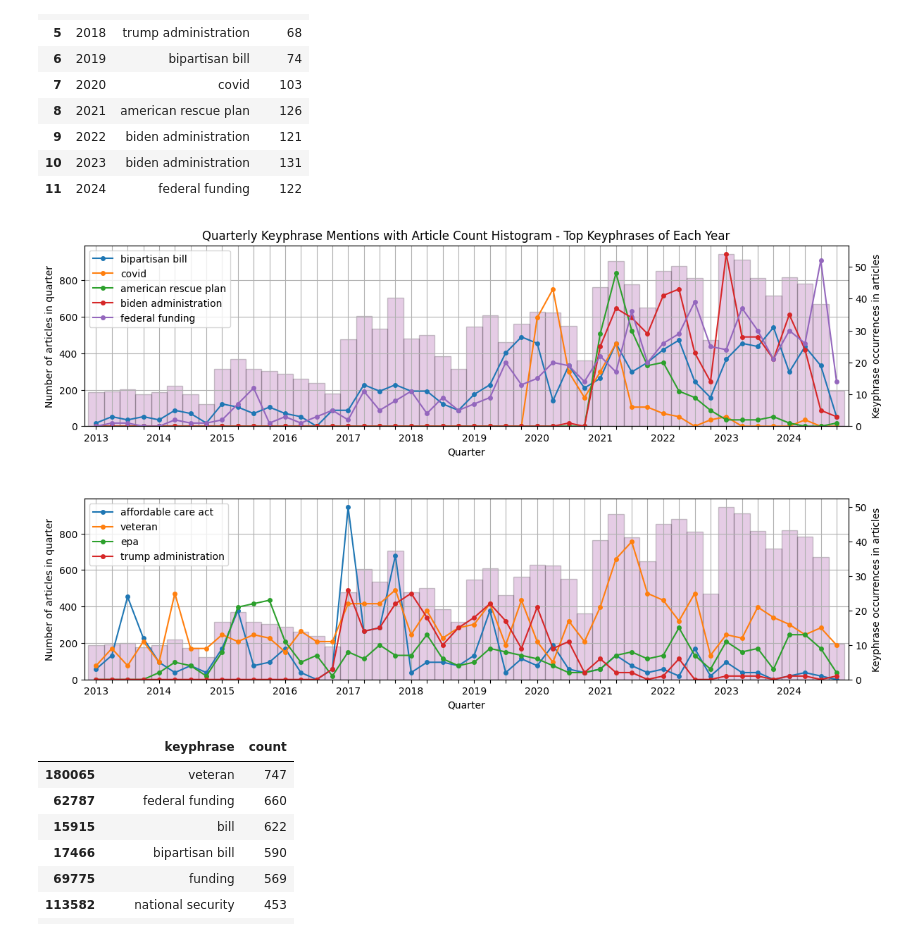
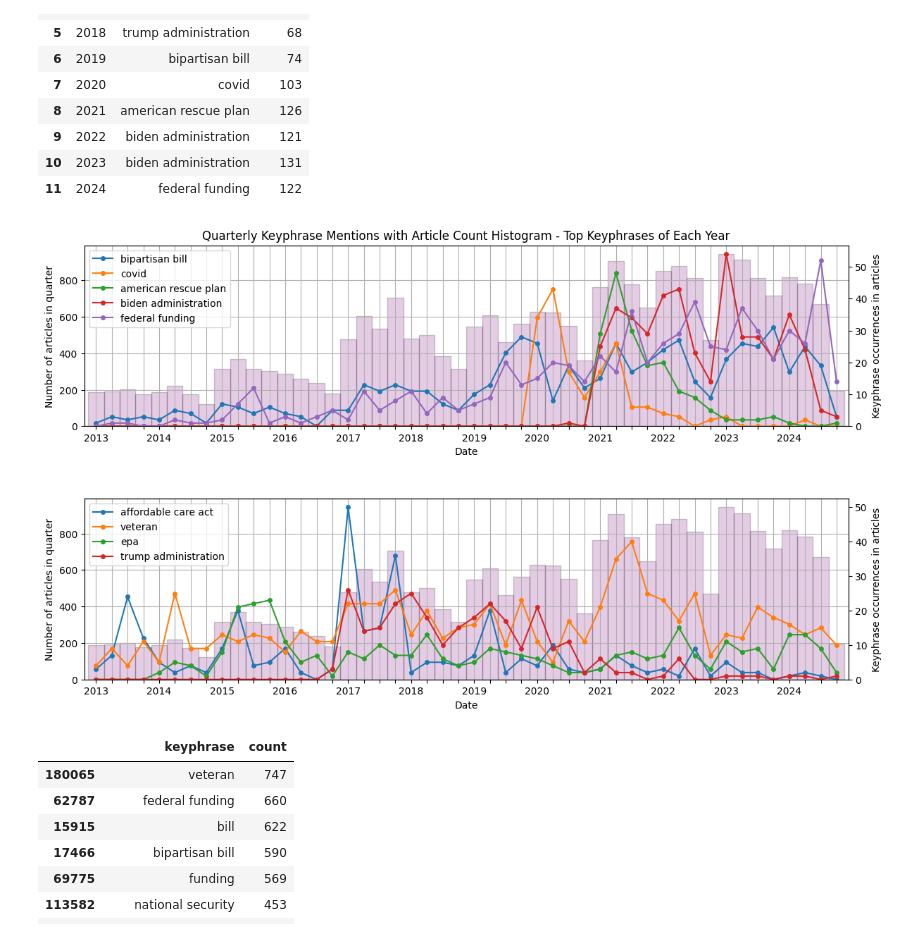
Before and after one commit to qpa-agh/usa_issues_data_mining, a Jupyter notebook: key_phrase_extraction/keyphrases_charts.ipynb, the cells around one changed output. Cells and saved outputs as stored; diff of their text form; code cells hidden in the pictures.

```diff
--- a/key_phrase_extraction/keyphrases_charts.ipynb
+++ b/key_phrase_extraction/keyphrases_charts.ipynb
@@ -94,35 +94,35 @@ ax0_twin = axes[0].twinx()
 ax1_twin = axes[1].twinx()
 
 vc.plot(kind="bar", color="purple", alpha=0.2, width = 1, edgecolor="black", label="Number of Articles", ax = axes[0])
 vc.plot(kind="bar", color="purple", alpha=0.2, width = 1, edgecolor="black", label="Number of Articles", ax = axes[1])
 
 vc.index = vc.index.astype(str)
 
 
 unique_keyphrases = top_per_year["keyphrase"].unique()
 for i in range(len(unique_keyphrases)):
     ax = ax0_twin if i >= len(unique_keyphrases)//2 else ax1_twin
     plot_phrase(unique_keyphrases[i], ax)
 
 
 
-apply_to_all_axes(axes, lambda ax: ax.set_xlabel('Quarter'))
+apply_to_all_axes(axes, lambda ax: ax.set_xlabel('Date'))
 apply_to_all_axes(axes, lambda ax: ax.set_ylabel('Number of articles in quarter'))
 apply_to_all_axes([ax0_twin, ax1_twin], lambda ax: ax.set_ylabel('Keyphrase occurrences in articles'))
 axes[0].set_title('Quarterly Keyphrase Mentions with Article Count Histogram - Top Keyphrases of Each Year')
 
 ticks = [f'{2013+i//4}' if i % 4 == 0 else "" for i in range(0, len(vc))]
 apply_to_all_axes(axes, lambda ax: ax.set_xticks(ticks=range(len(vc)), labels=ticks, rotation=0))
 
 apply_to_all_axes(axes, lambda ax: ax.grid(True))
 
 apply_to_all_axes([ax0_twin, ax1_twin], lambda ax: ax.set_ylim(0, ax.get_ylim()[1]))
 apply_to_all_axes([ax0_twin, ax1_twin], lambda ax: ax.legend(loc='upper left'))
 
 plt.subplots_adjust(hspace=0.4)
 plt.savefig('./../charts/keyphrase_occurrences.png', bbox_inches='tight')
 # %% [output]
-[figure, old version]
+[figure, new version]
 # %%
 top_overall = (
     keyphrase_df
```
Also changed, not shown: 1 other file.
